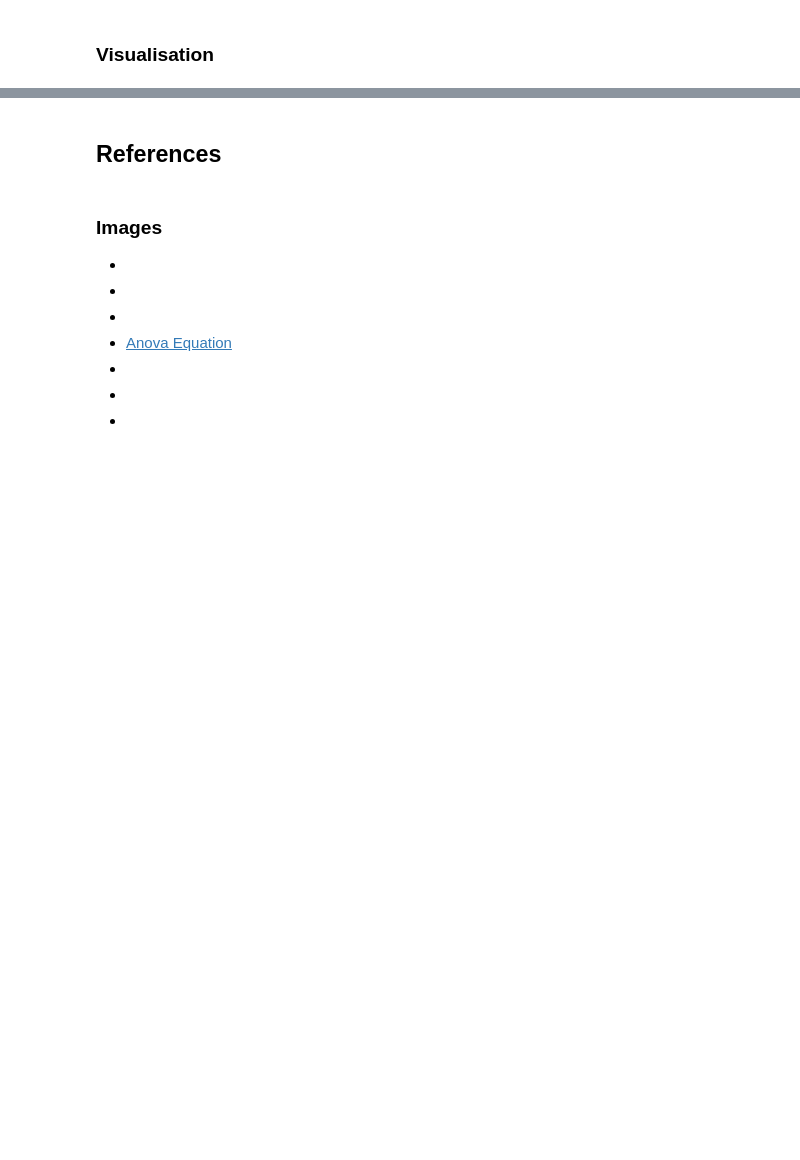
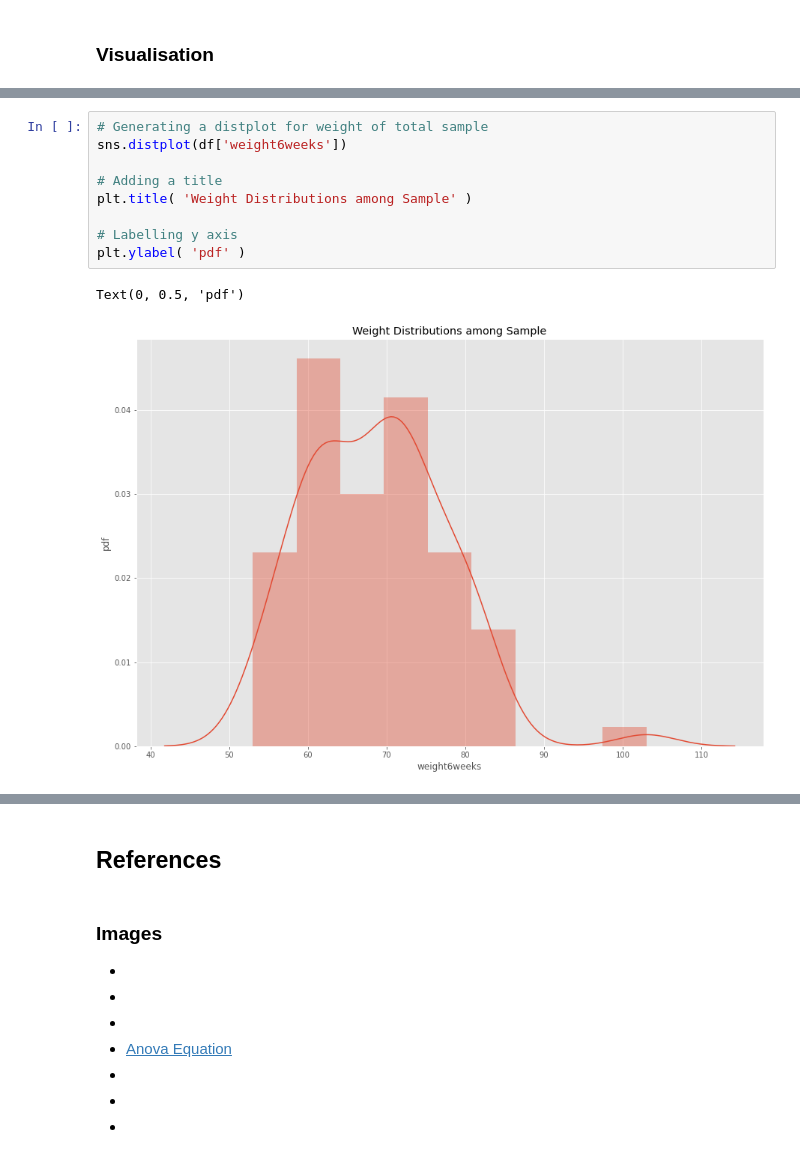
Before and after one commit to kmcd14/MLandStats-assessment, a Jupyter notebook: scipy-stats.ipynb, the cells around one changed output, grey strips where cells are left out. Cells and saved outputs as stored; diff of their text form; blank space fills up the shorter version.

```diff
--- a/scipy-stats.ipynb
+++ b/scipy-stats.ipynb
@@ -664,0 +716,12 @@ dtype: int64
+# %%
+# Generating a distplot for weight of total sample
+sns.distplot(df['weight6weeks'])
+
+# Adding a title
+plt.title( 'Weight Distributions among Sample' )
+
+# Labelling y axis
+plt.ylabel( 'pdf' )
+# %% [output]
+Text(0, 0.5, 'pdf')
+[figure, added]
```
Also changed, not shown: parts of 21 cells of this notebook, 1 other file.
